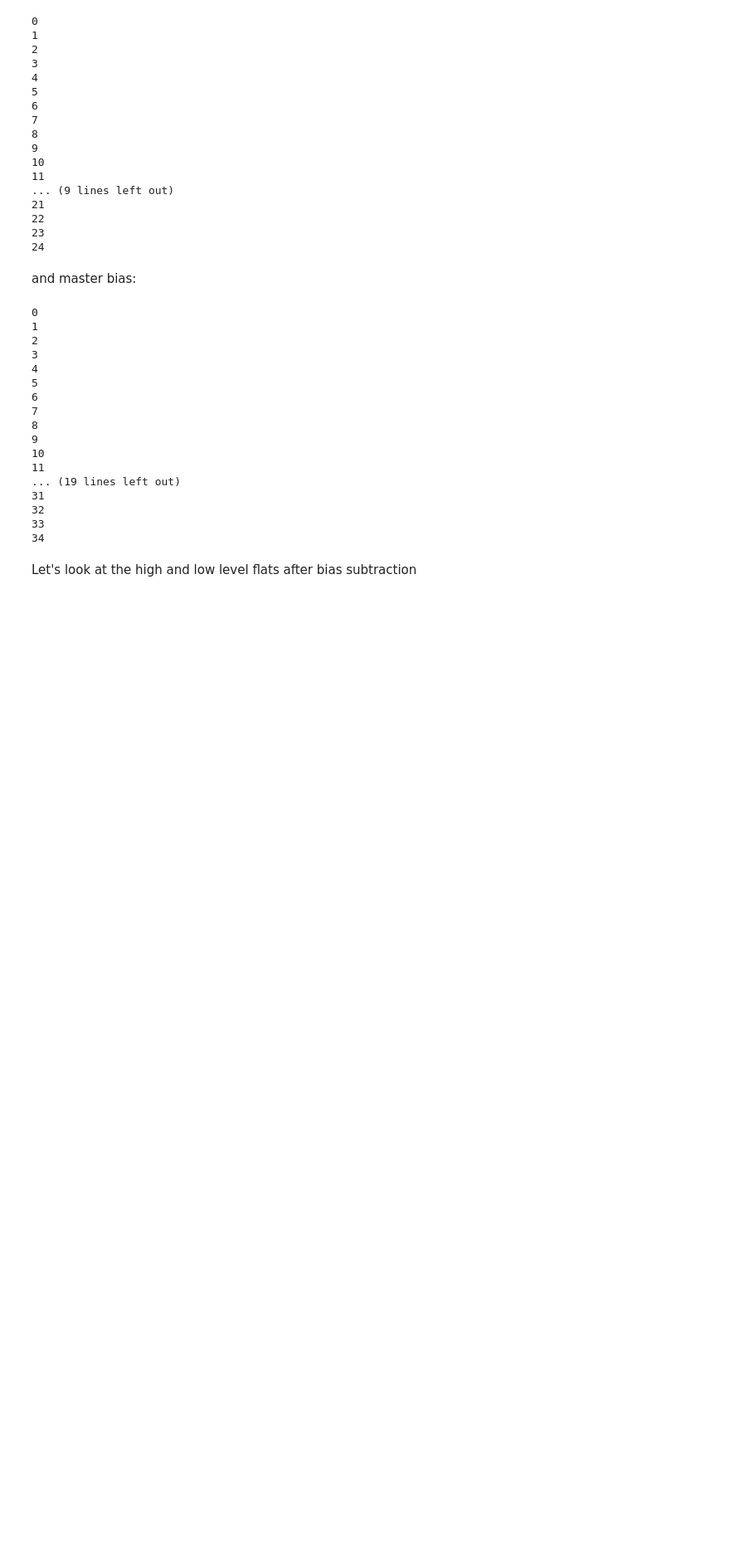
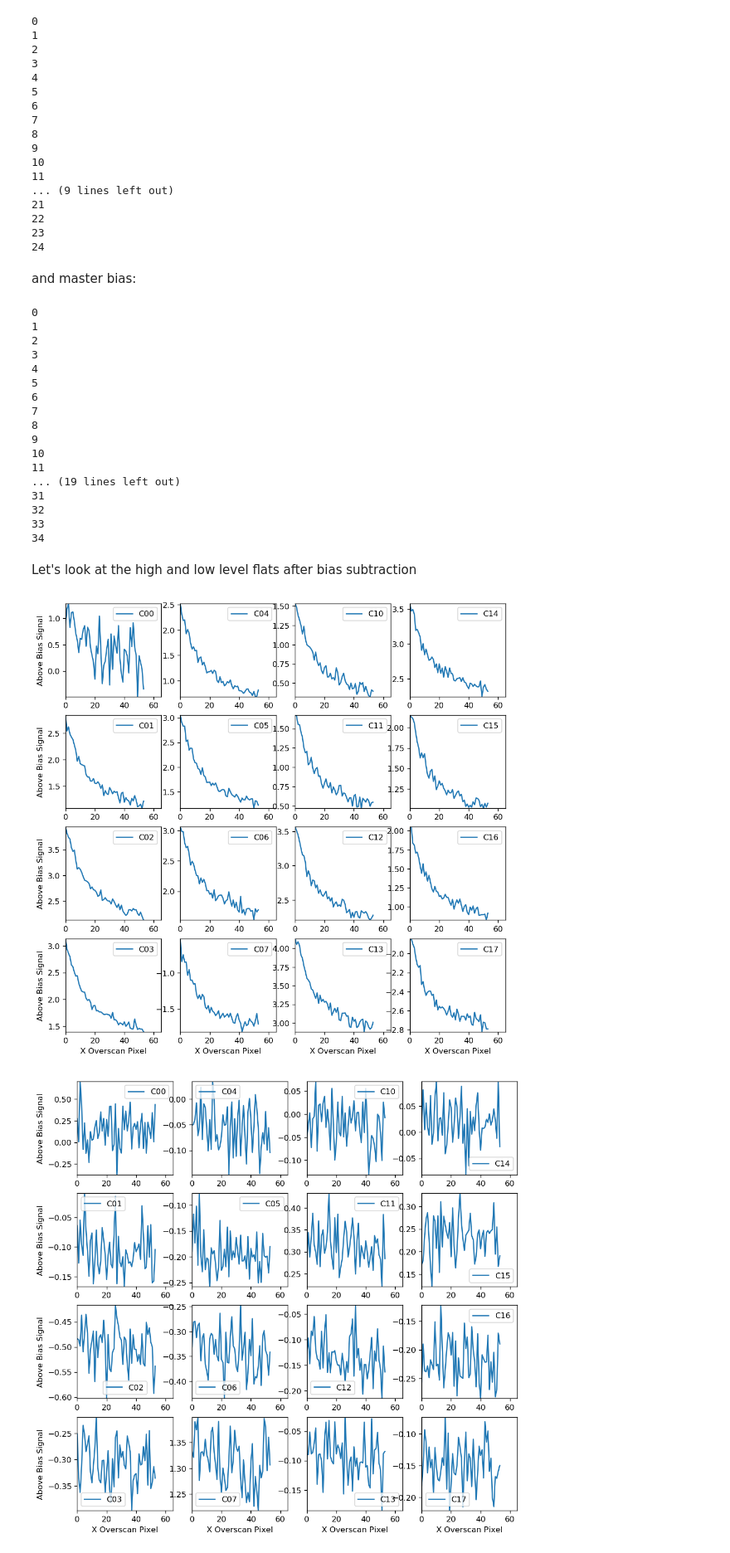
Before and after one commit to lsst/bootcamp-work, a Jupyter notebook: isr_exploration/hysteresis.ipynb, the cells around one changed output. Shown at 83% size. Cells and saved outputs as stored; diff of their text form; code cells hidden in the pictures; blank space fills up the shorter version.

Commit message:
Made plots of the master high/low flats and the ratio between the two.

```diff
--- a/isr_exploration/hysteresis.ipynb
+++ b/isr_exploration/hysteresis.ipynb
@@ -713,8 +713,8 @@ for channel_name, flips in flipXY.items():
     i+=1
     axs[indx][indy].plot(sumallstds[channel_name], label=channel_name)
     axs[indx][indy].set_xlim(400,550)
-    limitlow=numpy.min(sumallmeans[channel_name][400:550])
-    limithigh=numpy.max(sumallmeans[channel_name][400:550])
+    limitlow=numpy.min(sumallstds[channel_name][400:550])
+    limithigh=numpy.max(sumallstds[channel_name][400:550])
     axs[indx][indy].set_ylim(limitlow,limithigh)
     axs[indx][indy].legend()
     if indx == 3:
@@ -973,4 +973,61 @@ for channel_name, flips in flipXY.items():
 34
 # %% [markdown]
 Let's look at the high and low level flats after bias subtraction
+# %%
+detmeans = {}
+allmeans = {}
+overscanmeans = {}
+
+i=0
+fig, axs = plt.subplots(4, 4, figsize=(10, 10))
+
+for channel_name, flips in flipXY.items():
+    # aggregate along y-axis.  It's ok to use array math here since we don't have any masks to begin with.
+    overscanmeans[channel_name] = numpy.mean(longexpoverscanarr[channel_name]-biasoverscanarr[channel_name], axis=0)
+    allmeans[channel_name] = numpy.mean(longexpallarr[channel_name]-biasallarr[channel_name], axis=0)
+    # get the mean level in the detector
+    detmeans[channel_name] = numpy.mean(longexpdetarr[channel_name]-biasdetarr[channel_name])
+    indx = i%4
+    indy = i//4
+    i+=1
+    axs[indx][indy].plot(overscanmeans[channel_name], label=channel_name)
+    axs[indx][indy].set_xlim(0,65)
+    limitlow=numpy.min(overscanmeans[channel_name][0:65])
+    limithigh=numpy.max(overscanmeans[channel_name][0:65])
+    axs[indx][indy].set_ylim(limitlow,limithigh)
+    axs[indx][indy].legend()
+    if indx == 3:
+        axs[indx][indy].set_xlabel('X Overscan Pixel')
+    if indy == 0:
+        axs[indx][indy].set_ylabel('Above Bias Signal')
+
+detmeans = {}
+allmeans = {}
+overscanmeans = {}
+
+i=0
+fig, axs = plt.subplots(4, 4, figsize=(10, 10))
+
+for channel_name, flips in flipXY.items():
+    # aggregate along y-axis.  It's ok to use array math here since we don't have any masks to begin with.
+    overscanmeans[channel_name] = numpy.mean(shortexpoverscanarr[channel_name]-biasoverscanarr[channel_name], axis=0)
+    allmeans[channel_name] = numpy.mean(shortexpallarr[channel_name]-biasallarr[channel_name], axis=0)
+    # get the mean level in the detector
+    detmeans[channel_name] = numpy.mean(shortexpdetarr[channel_name]-biasdetarr[channel_name])
+    indx = i%4
+    indy = i//4
+    i+=1
+    axs[indx][indy].plot(overscanmeans[channel_name], label=channel_name)
+    axs[indx][indy].set_xlim(0,65)
+    limitlow=numpy.min(overscanmeans[channel_name][0:65])
+    limithigh=numpy.max(overscanmeans[channel_name][0:65])
+    axs[indx][indy].set_ylim(limitlow,limithigh)
+    axs[indx][indy].legend()
+    if indx == 3:
+        axs[indx][indy].set_xlabel('X Overscan Pixel')
+    if indy == 0:
+        axs[indx][indy].set_ylabel('Above Bias Signal')
+# %% [output]
+[figure, added]
+[figure, added]
 # %% [markdown]
```
Also changed, not shown: parts of 3 cells of this notebook.
